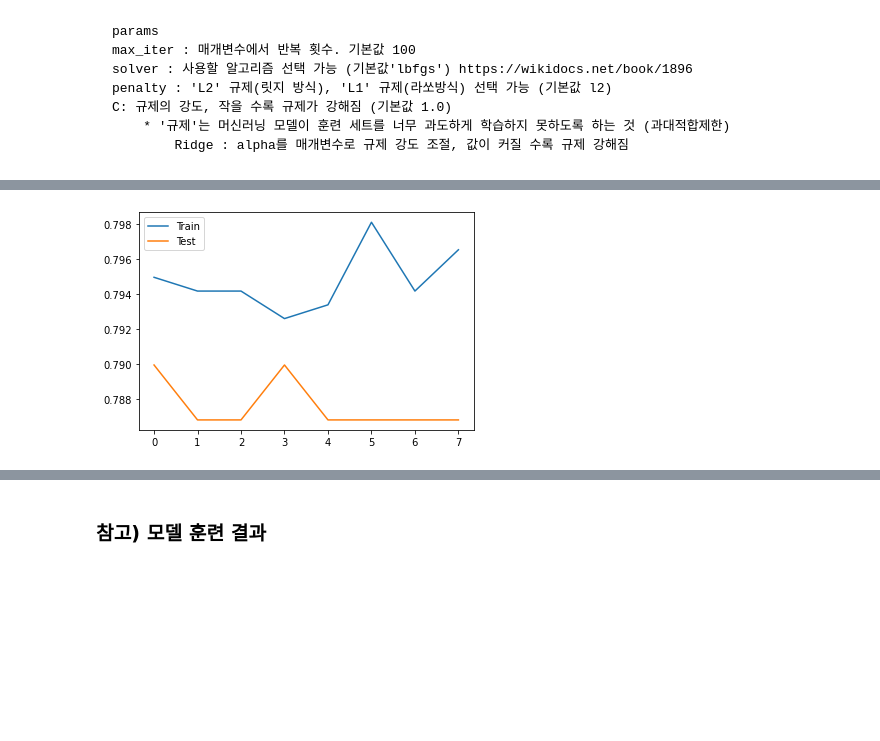
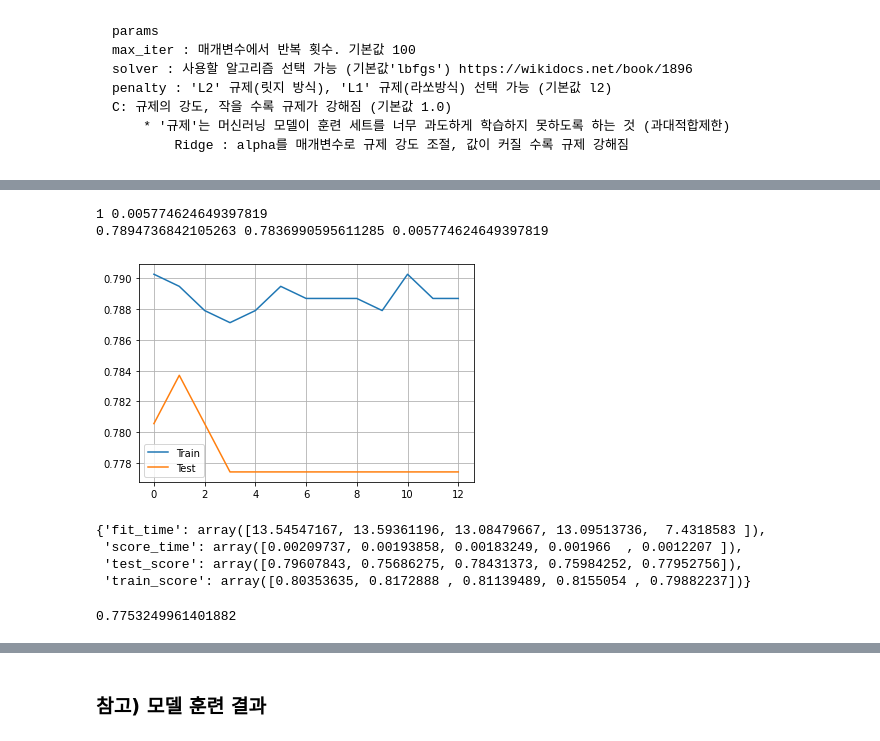
Before and after one commit to KyoungmiKwon/Bigdata_Training_at_ITwill, a Jupyter notebook: Team_Project/C04_KM_Word2Vec_TF_IDF_Doc2Vec.ipynb, the cells around one changed output, grey strips where cells are left out. Drawn from its saved outputs; the diff is of its cells as text; code cells hidden in the pictures; blank space fills up the shorter version.

```diff
--- a/Team_Project/C04_KM_Word2Vec_TF_IDF_Doc2Vec.ipynb
+++ b/Team_Project/C04_KM_Word2Vec_TF_IDF_Doc2Vec.ipynb
@@ -416,8 +482,9 @@ knn.score(X_ts,y_ts) # 테스트 셋 평가 (테스트 셋 정확도) -> 일반
 # %%
 tr_sc_knn = []
 ts_sc_knn = []
+diff = []
 
-for n in range(1,10):
+for n in range(1,25):
     knn = KNeighborsClassifier(n_neighbors = n) # 모델생성
     knn.fit(X_tr,y_tr) # KNN 모델 훈련
 
@@ -428,3 +495,8 @@ for n in range(1,10):
     # 테스트 셋 평가 (테스트 셋 정확도) -> 일반화 성능
     ts_sc = knn.score(X_ts,y_ts)
     ts_sc_knn.append(ts_sc)
+
+    d = tr_sc - ts_sc
+    diff.append(d)
+
+diff.index(min(diff)), min(diff)
@@ -480,7 +602,3 @@ plt.show()
     C: 규제의 강도, 작을 수록 규제가 강해짐 (기본값 1.0)
         * '규제'는 머신러닝 모델이 훈련 세트를 너무 과도하게 학습하지 못하도록 하는 것 (과대적합제한)
             Ridge : alpha를 매개변수로 규제 강도 조절, 값이 커질 수록 규제 강해짐
-# %%
-log_reg = LogisticRegression(max_iter=1500) # 모델 생성
-# %%
-log_reg.fit(X_tr,y_tr) # 선형회귀 모델훈련
@@ -506,15 +607,19 @@ train v test : 0.7926158680282797 vs 0.7899686520376176 * diff : 0.0026472159906
 # %%
-tr_sc_log_reg = []
-ts_sc_log_reg = []
+tr_sc = []
+ts_sc = []
+diff  = []
 
-for iter in range(1200,2000,100):
-    log_reg = LogisticRegression(max_iter= iter) # 모델 생성
+for iter in range(1200,2500,100):
+    log_reg = LogisticRegression(max_iter= iter,C=0.01) # 모델 생성
     log_reg.fit(X_tr,y_tr) # 모델 훈련
 
     # 훈련 셋 평가 (훈련 셋 정확도)
-    tr_sc = log_reg.score(X_tr,y_tr)
-    tr_sc_log_reg.append(tr_sc)
+    tr_scr = log_reg.score(X_tr,y_tr)
+    tr_sc.append(tr_scr)
 
     # 테스트 셋 평가 (테스트 셋 정확도) -> 일반화 성능
-    ts_sc = log_reg.score(X_ts,y_ts)
-    ts_sc_log_reg.append(ts_sc)
+    ts_scr = log_reg.score(X_ts,y_ts)
+    ts_sc.append(ts_scr)
+
+    d = tr_scr - ts_scr
+    diff.append(d)
@@ -539,7 +626,32 @@ Please also refer to the documentation for alternative solver options:
+# %%
+a = min(diff)
+b = diff.index(a)
+
+print(b,a)
+print(tr_sc[b],ts_sc[b],diff[b])
+# %% [output]
+1 0.005774624649397819
+0.7894736842105263 0.7836990595611285 0.005774624649397819
 # %%
-plt.plot(tr_sc_log_reg,label = 'Train')
-plt.plot(ts_sc_log_reg, label = 'Test')
+plt.plot(tr_sc,label = 'Train')
+plt.plot(ts_sc, label = 'Test')
 plt.legend()
+plt.grid()
 plt.show()
 # %% [output]
-[figure, old version]
+[figure, new version]
+# %%
+# 교차 검증
+log_reg = LogisticRegression()
+cv = cross_validate(estimator = log_reg, X=X_tr, y= y_tr, n_jobs=-1,return_train_score = True)
+cv
+# %% [output]
+{'fit_time': array([13.54547167, 13.59361196, 13.08479667, 13.09513736,  7.4318583 ]),
+ 'score_time': array([0.00209737, 0.00193858, 0.00183249, 0.001966  , 0.0012207 ]),
+ 'test_score': array([0.79607843, 0.75686275, 0.78431373, 0.75984252, 0.77952756]),
+ 'train_score': array([0.80353635, 0.8172888 , 0.81139489, 0.8155054 , 0.79882237])}
+# %%
+# 일반화 점수
+np.mean(cv['test_score'])
+# %% [output]
+0.7753249961401882
```
Also changed, not shown: parts of 74 cells of this notebook.
